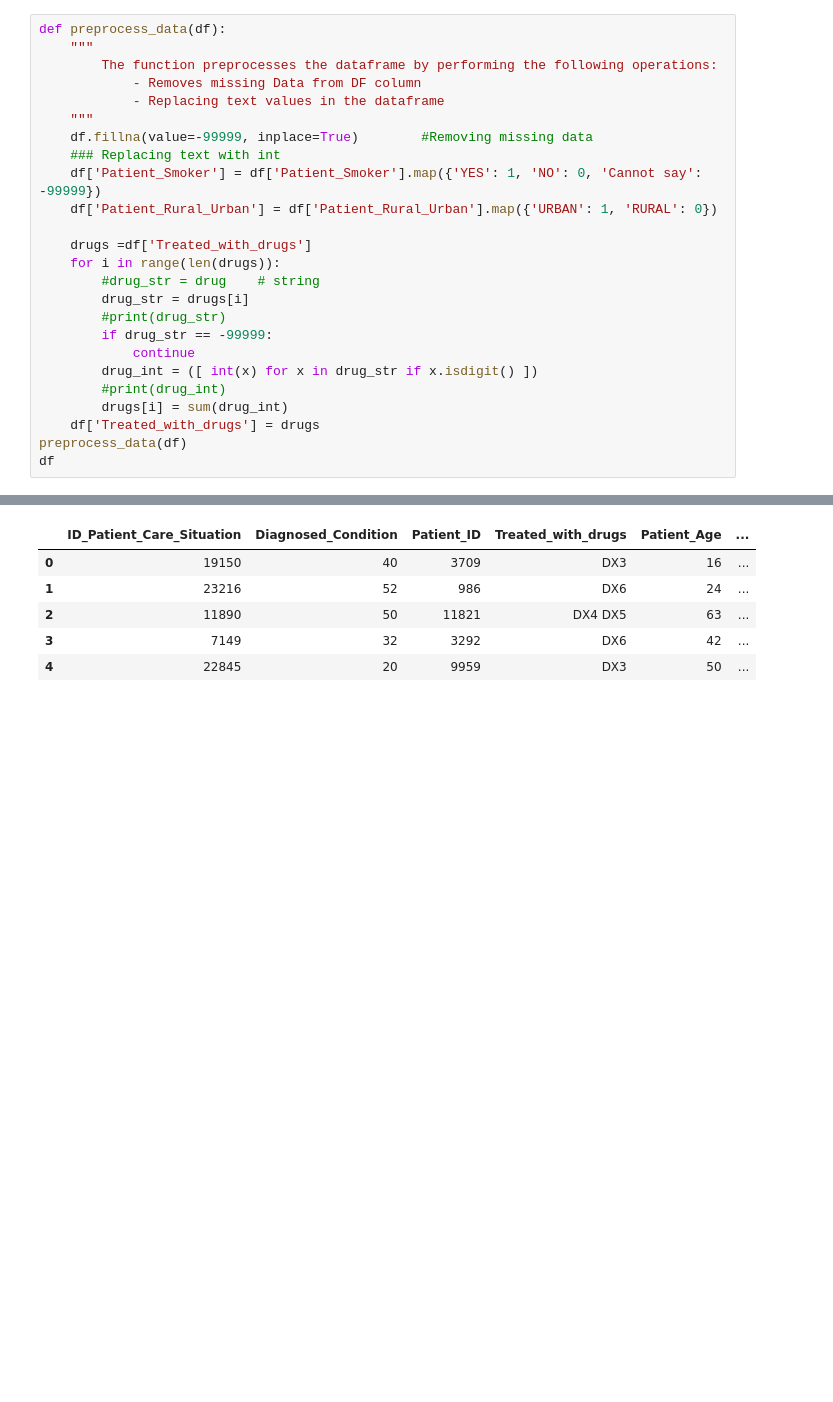
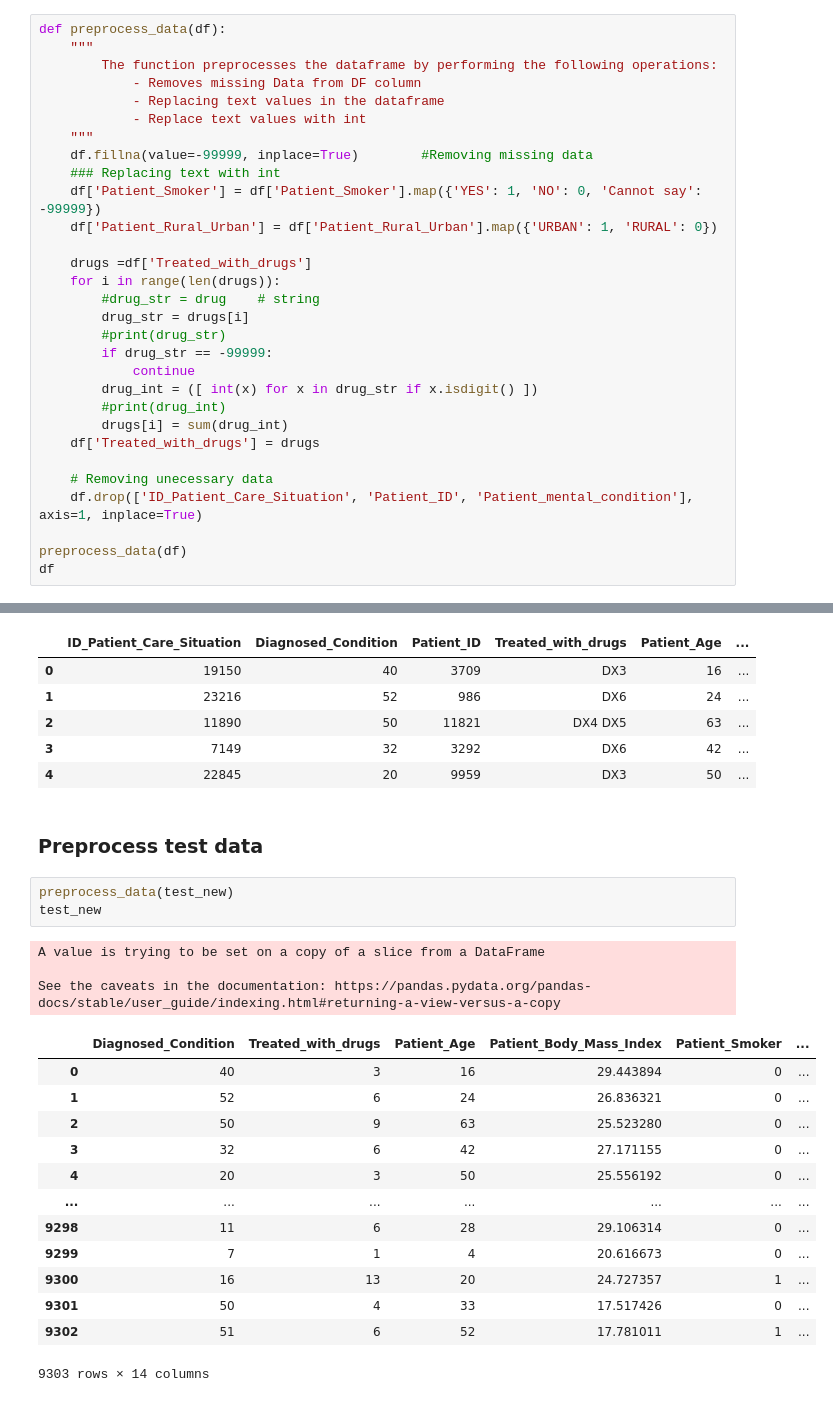
Before and after one commit to arjkashyap/Hello-ML, a Jupyter notebook: patient survival in hospital/patient-survival.ipynb, the cells around one changed output, grey strips where cells are left out. Cells and saved outputs as stored; diff of their text form; blank space fills up the shorter version.

```diff
--- a/patient survival in hospital/patient-survival.ipynb
+++ b/patient survival in hospital/patient-survival.ipynb
@@ -70,6 +75,7 @@ def preprocess_data(df):
         The function preprocesses the dataframe by performing the following operations:
             - Removes missing Data from DF column
             - Replacing text values in the dataframe
+            - Replace text values with int
     """
     df.fillna(value=-99999, inplace=True)        #Removing missing data
     ### Replacing text with int
@@ -87,6 +93,10 @@ def preprocess_data(df):
         #print(drug_int)
         drugs[i] = sum(drug_int)
     df['Treated_with_drugs'] = drugs
+
+    # Removing unecessary data
+    df.drop(['ID_Patient_Care_Situation', 'Patient_ID', 'Patient_mental_condition'], axis=1, inplace=True)
+
 preprocess_data(df)
 df
 # %% [output]
@@ -251,3 +197,25 @@ test_new.head()
 | 2 | 11890 | 50 | 11821 | DX4 DX5 | 63 | ... |
 | 3 | 7149 | 32 | 3292 | DX6 | 42 | ... |
 | 4 | 22845 | 20 | 9959 | DX3 | 50 | ... |
+# %% [markdown]
+### Preprocess test data
+# %%
+preprocess_data(test_new)
+test_new
+# %% [output]
+A value is trying to be set on a copy of a slice from a DataFrame
+
+See the caveats in the documentation: https://pandas.pydata.org/pandas-docs/stable/user_guide/indexing.html#returning-a-view-versus-a-copy
+|  | Diagnosed_Condition | Treated_with_drugs | Patient_Age | Patient_Body_Mass_Index | Patient_Smoker | ... |
+| 0 | 40 | 3 | 16 | 29.443894 | 0 | ... |
+| 1 | 52 | 6 | 24 | 26.836321 | 0 | ... |
+| 2 | 50 | 9 | 63 | 25.523280 | 0 | ... |
+| 3 | 32 | 6 | 42 | 27.171155 | 0 | ... |
+| 4 | 20 | 3 | 50 | 25.556192 | 0 | ... |
+| ... | ... | ... | ... | ... | ... | ... |
+| 9298 | 11 | 6 | 28 | 29.106314 | 0 | ... |
+| 9299 | 7 | 1 | 4 | 20.616673 | 0 | ... |
+| 9300 | 16 | 13 | 20 | 24.727357 | 1 | ... |
+| 9301 | 50 | 4 | 33 | 17.517426 | 0 | ... |
+| 9302 | 51 | 6 | 52 | 17.781011 | 1 | ... |
+9303 rows × 14 columns
```
Also changed, not shown: parts of 15 cells of this notebook.
